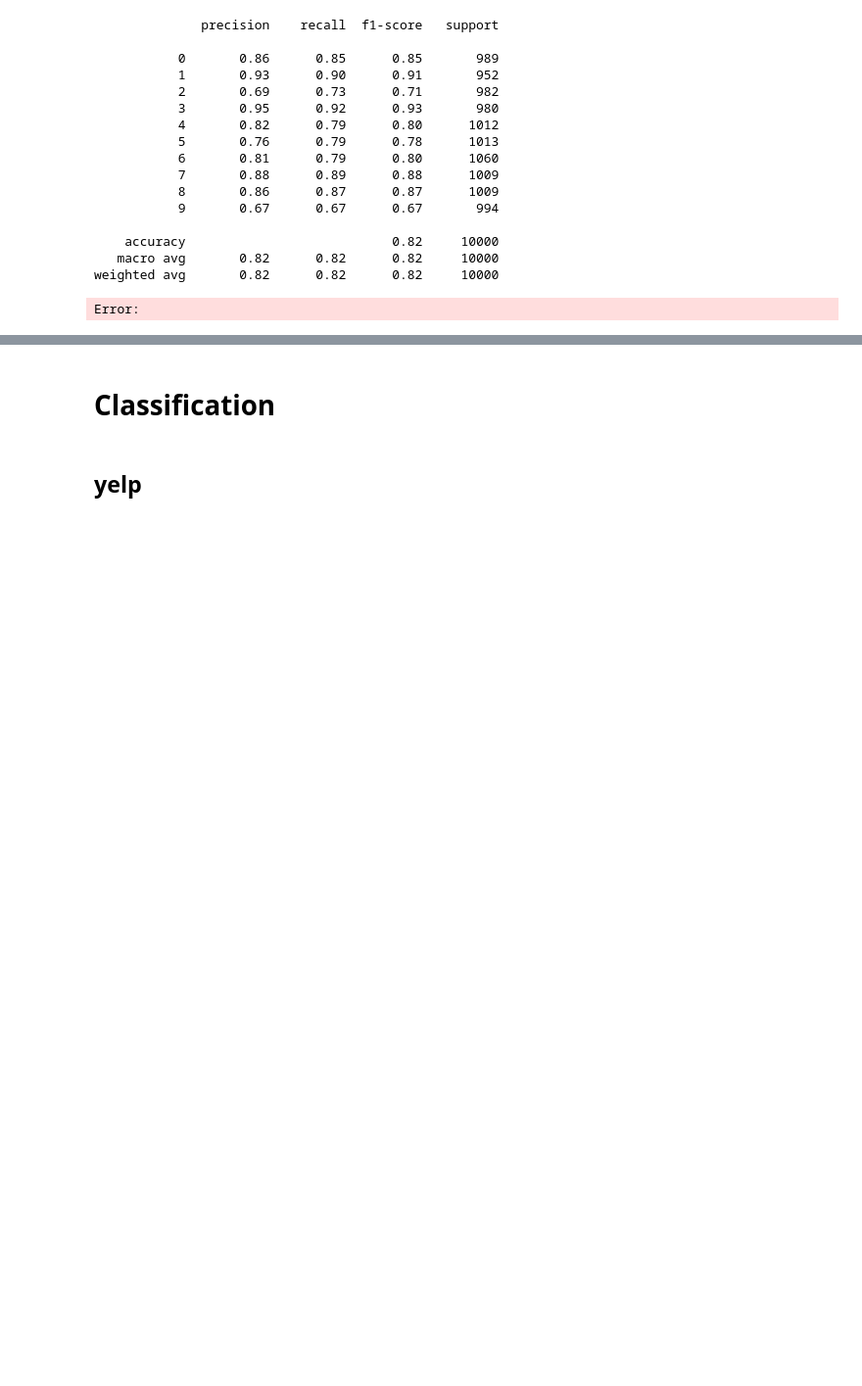
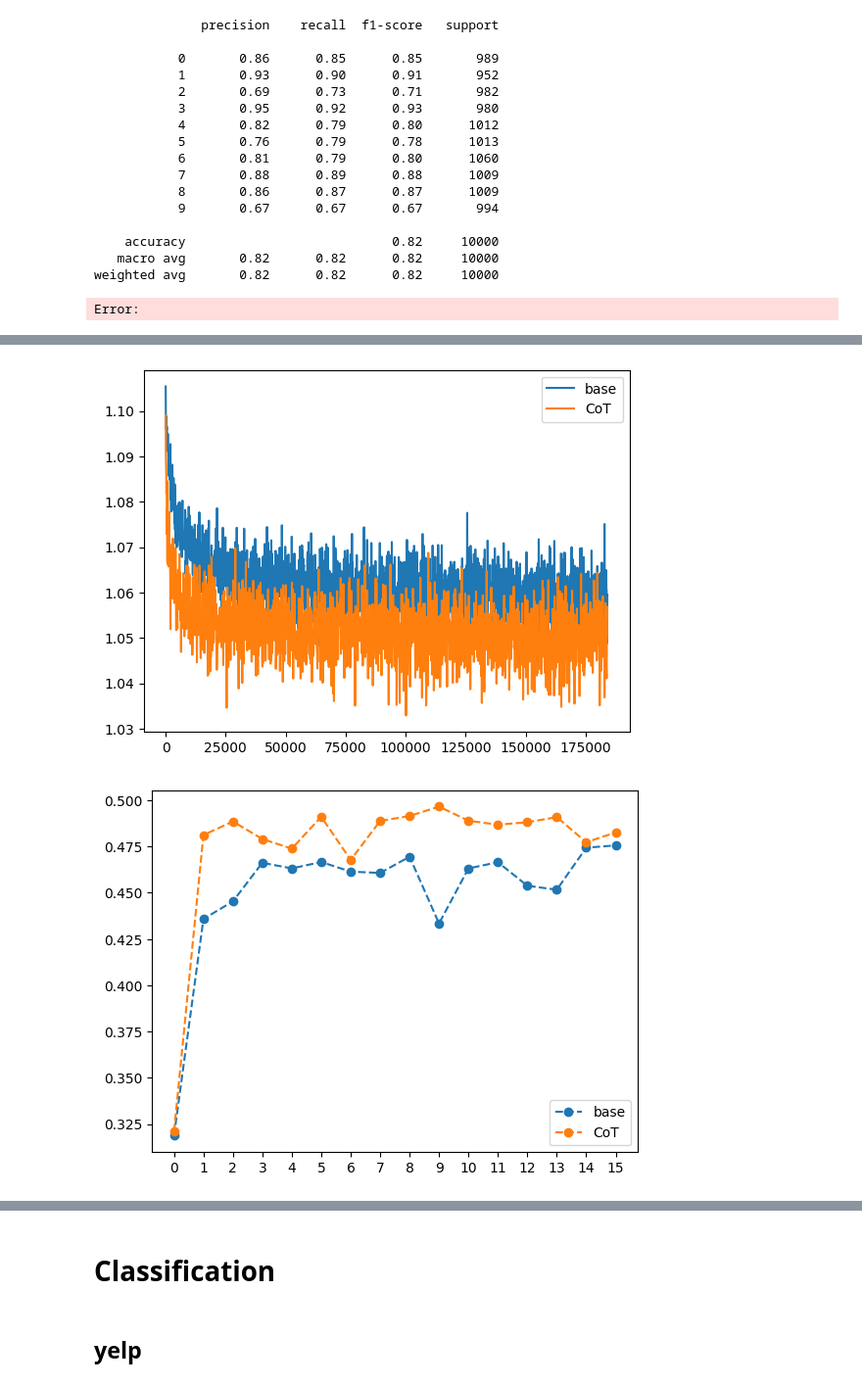
Before and after one commit to Cari1111/NLP_project, a Jupyter notebook: project.ipynb, the cells around one changed output, grey strips where cells are left out. Shown at 98% size. Saved outputs shown, nothing was run; the diff lists cells and outputs as text; code cells hidden in the pictures; blank space fills up the shorter version.

```diff
--- a/project.ipynb
+++ b/project.ipynb
@@ -768,0 +800,8 @@ weighted avg     {'precision': 0.8984317477696352, 'recall': 0.8986538461538461,
+# %%
+compare_models([
+    ('base', './Classification_training/models/mnli_base_mlr0_clr4_4layer_15eps'),
+    ('CoT', './Classification_training/models/mnli_CoT3_mlr0_clr4_4layer_15eps')
+])
+# %% [output]
+[figure, added]
+[figure, added]
```
Also changed, not shown: parts of 11 cells of this notebook.
